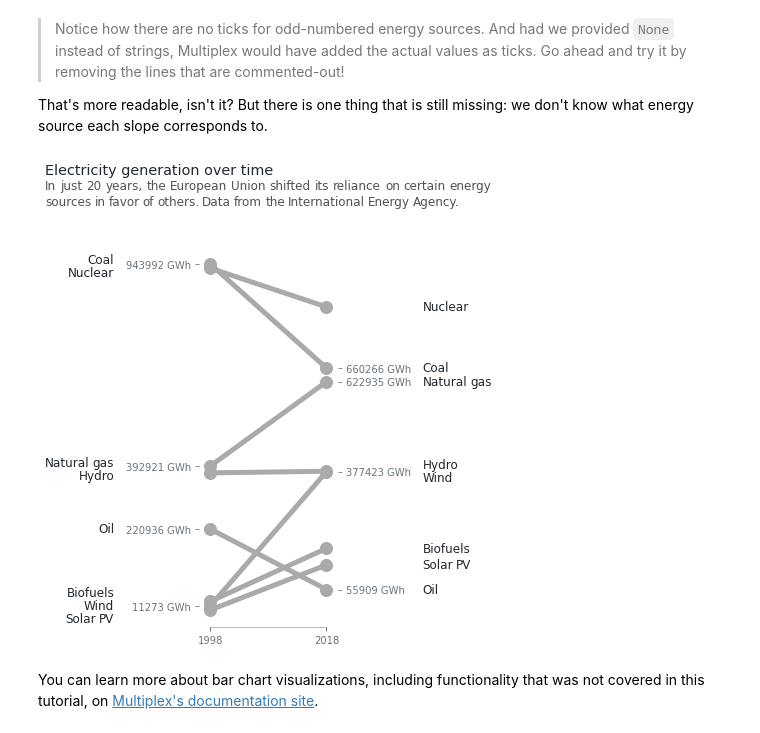
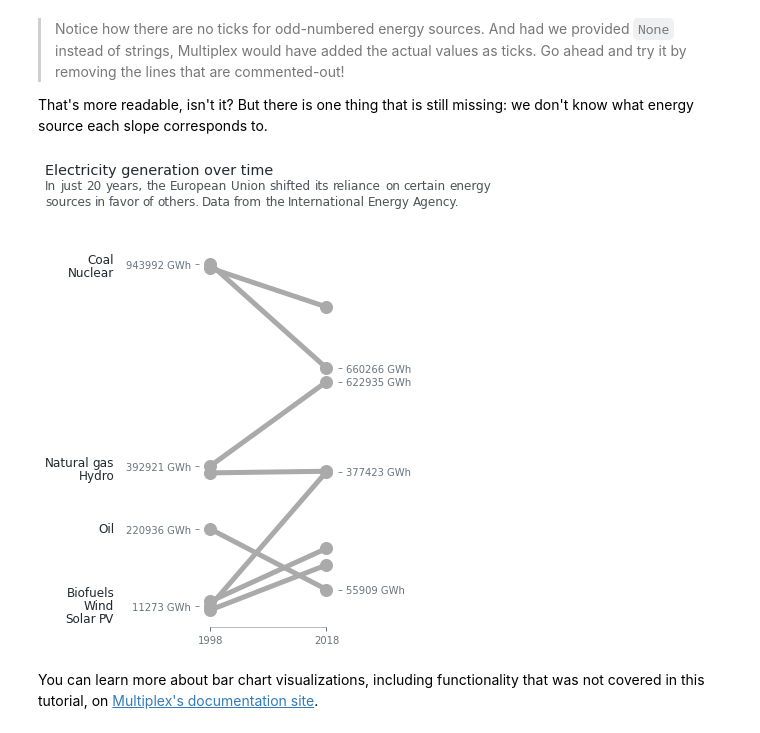
Before and after one commit to NicholasMamo/multiplex-plot, a Jupyter notebook: examples/6. Slope graphs.ipynb, the cells around one changed output. Drawn from its saved outputs; the diff is of its cells as text; code cells hidden in the pictures.

Commit message:
Update the slope graph to support choosing the location of the labels

```diff
--- a/examples/6. Slope graphs.ipynb
+++ b/examples/6. Slope graphs.ipynb
@@ -146,26 +146,26 @@ But there is one thing that is still missing: we don't know what energy source e
 # %%
 #  set the style
 from multiplex import drawable
 drawable = importlib.reload(drawable)
 plt.style.use(os.path.join(sys.path[0], '..', 'styles', "modern.style"))
 
 # draw a tick for only even-number energy sources
 left_ticks = [ f"{ int(value) } GWh" if not i % 2 else '' for i, value in enumerate(df['1998'])  ]
 right_ticks = [ f"{ int(value) } GWh" if not i % 2 else '' for i, value in enumerate(df['2018'])  ]
 
 # draw the visualization
 figure = plt.figure(figsize=(8, 7))
 viz = drawable.Drawable(figure)
 viz.draw_slope(y1=df['1998'], y2=df['2018'], y1_tick=left_ticks, y2_tick=right_ticks,
-               label=df.index, **style)
+               label=df.index, where='left', **style)
 
 # finalize the plot
 viz.set_title('Electricity generation over time', loc='left')
 viz.set_caption("""In just 20 years, the European Union shifted its reliance on certain energy sources in favor of others.
                    Data from the International Energy Agency.""", align='justify')
 viz.set_xticklabels([ '1998', '2018' ])
 viz.show()
 # %% [output]
-[figure, old version]
+[figure, new version]
 # %% [markdown]
 You can learn more about bar chart visualizations, including functionality that was not covered in this tutorial, on [Multiplex's documentation site](https://nicholasmamo.github.io/multiplex-plot/slope.html).
```
Also changed, not shown: 2 other files.
